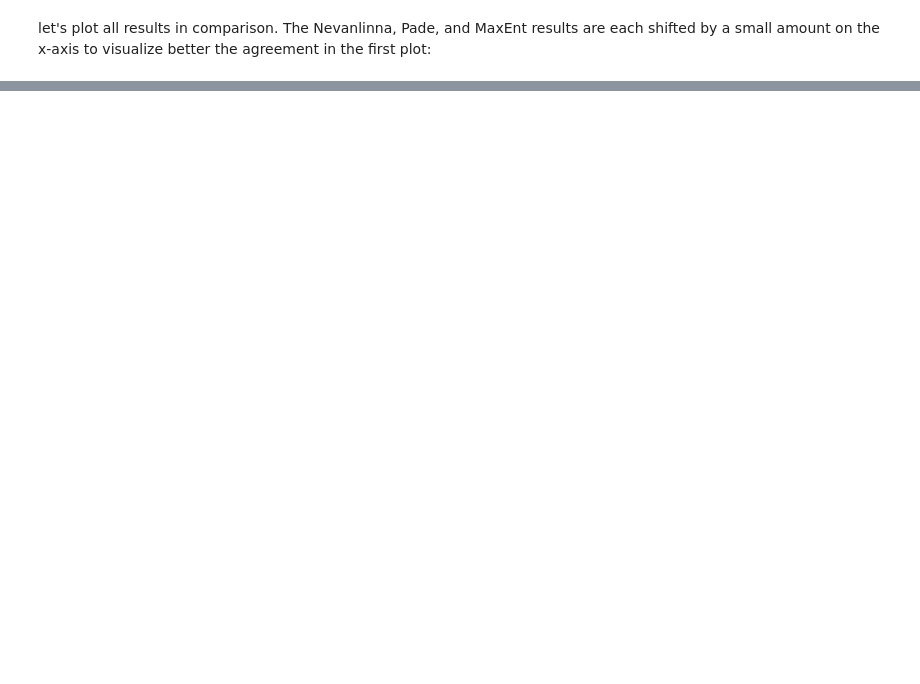
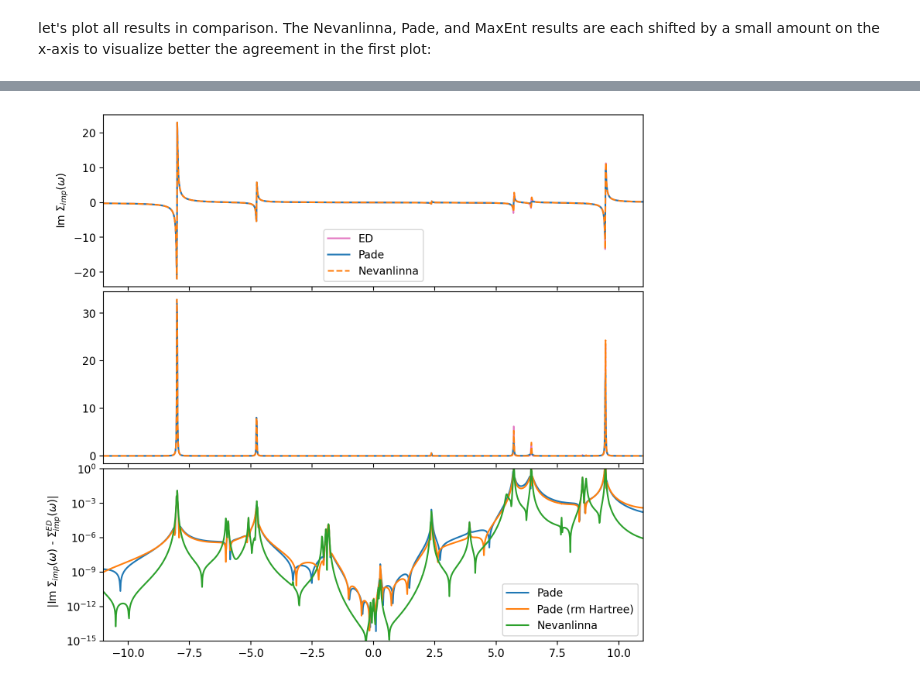
Before and after one commit to TRIQS/Nevanlinna, a Jupyter notebook: doc/tutorials/SIAM_discrete.ipynb, the cells around one changed output, grey strips where cells are left out. Drawn from its saved outputs; the diff is of its cells as text; code cells hidden in the pictures; blank space fills up the shorter version.

```diff
--- a/doc/tutorials/SIAM_discrete.ipynb
+++ b/doc/tutorials/SIAM_discrete.ipynb
@@ -111,0 +115,6 @@ ad_tot = AtomDiag(h_tot, fop_tot)
+# %%
+density_matrix = atomic_density_matrix(ad_tot, beta)
+# %%
+op_HF = -_anticomm(_comm(h_int, c('up',0)), c_dag('up',0))
+S_HF = trace_rho_op(density_matrix, op_HF, ad_tot)
+print(S_HF)
@@ -307,0 +340,6 @@ plt.show()
+# %%
+S_w_pade = G0_w['up'].copy()
+S_w_pade.set_from_pade(S_iw['up'], n_points=n_iw, freq_offset=eta)
+# %%
+S_w_pade_const = G0_w['up'].copy()
+S_w_pade_const.set_from_pade(S_iw['up']- S_HF, n_points=n_iw, freq_offset=eta)
@@ -307,0 +402,50 @@ plt.show()
+# %%
+fig, ax = plt.subplots(3,1, figsize=(9,9), dpi=200, squeeze=False, sharex=True)
+ax = ax.reshape(-1)
+fig.subplots_adjust(hspace=0.03)
+
+w_mesh_arr = np.linspace(w_mesh.omega_min, w_mesh.omega_max, len(w_mesh))
+
+
+ax[0].plot(w_mesh_arr, S_w['up'][0,0].data.real - S_w['up'][0,0](0.0).real, color='C6', label='ED')
+
+ax[0].plot(w_mesh_arr, S_w_pade[0,0].data.real - S_w_pade[0,0](0.0).real,label='Pade')
+
+# ax[0].plot(w_mesh_arr, S_w_pade_const[0,0].data.real - S_w_pade_const[0,0](0.0).real,label='Pade (rm Hartree shift)')
+
+ax[0].plot(w_mesh_arr, S_w_nvla[0,0].data.real - S_w_nvla[0,0](0.0).real, '--',label='Nevanlinna')
+
+
+
+ax[0].set_ylabel(r'Re $\Sigma_{imp} (\omega)$')
+ax[0].legend()
+
+
+ax[1].plot(w_mesh_arr, -S_w['up'][0,0].data.imag, color='C6', label='ED')
+
+ax[1].plot(w_mesh_arr, -S_w_pade[0,0].data.imag,label='Pade')
+
+# ax[1].plot(w_mesh_arr, -S_w_pade_const[0,0].data.imag,label='Pade (rm Hartree shift)')
+
+ax[1].plot(w_mesh_arr, -S_w_nvla[0,0].data.imag, '--',label='Nevanlinna')
+
+
+ax[0].set_ylabel(r'Im $\Sigma_{imp} (\omega)$')
+ax[1].set_xlim(window)
+# ax[1].legend()
+
+
+ax[2].semilogy(w_mesh_arr, np.abs(S_w['up'][0,0].data.imag - S_w_pade[0,0].data.imag), label='Pade')
+
+ax[2].semilogy(w_mesh_arr, np.abs(S_w['up'][0,0].data.imag - S_w_pade_const[0,0].data.imag), label='Pade (rm Hartree)')
+
+ax[2].semilogy(w_mesh_arr, np.abs(S_w['up'][0,0].data.imag - S_w_nvla[0,0].data.imag), label='Nevanlinna')
+
+ax[2].set_ylabel(r'  |Im $ \Sigma_{imp} (\omega)$ - $\Sigma_{imp}^{ED} (\omega) |$')
+ax[2].set_xlim(window)
+ax[2].set_ylim(1e-15,1e-0)
+ax[2].legend()
+
+plt.show()
+# %% [output]
+[figure, added]
```
Also changed, not shown: parts of 10 cells of this notebook.
